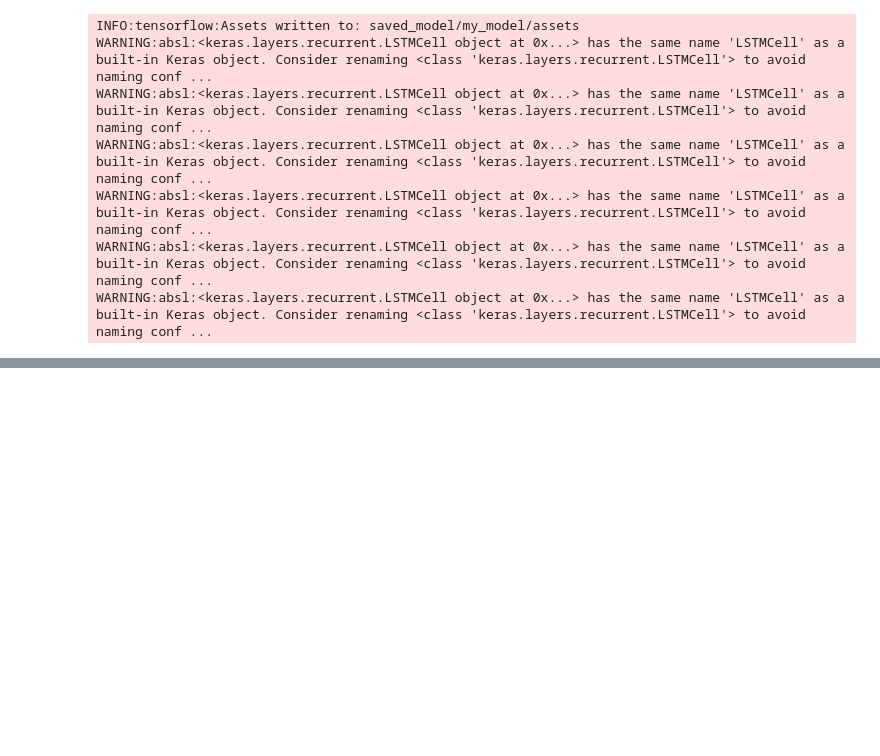
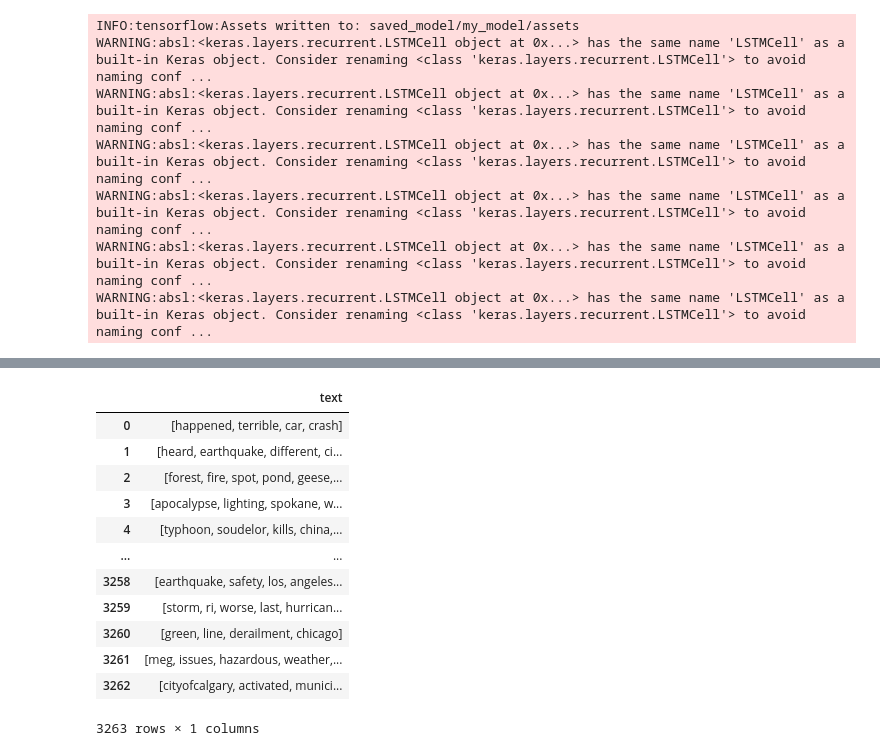
Before and after one commit to amine-elghazali/DeepLearning_RNN_LSTM, a Jupyter notebook: PROJET_AACHAK_DL_RNN.ipynb, the cells around one changed output, grey strips where cells are left out. Cells and saved outputs as stored; diff of their text form; code cells hidden in the pictures; blank space fills up the shorter version.

```diff
--- a/PROJET_AACHAK_DL_RNN.ipynb
+++ b/PROJET_AACHAK_DL_RNN.ipynb
@@ -736,0 +760,2 @@ WARNING:absl:<keras.layers.recurrent.LSTMCell object at 0x...> has the same name
+# %%
+df_test.drop(columns=['id','keyword','location'],inplace=True)
@@ -736,0 +850,2 @@ WARNING:absl:<keras.layers.recurrent.LSTMCell object at 0x...> has the same name
+# %%
+df_test['text'] = df_test['text'].apply( lambda x:clean_text(x))
@@ -736,0 +868,18 @@ WARNING:absl:<keras.layers.recurrent.LSTMCell object at 0x...> has the same name
+# %%
+df_test['text'] = df_test['text'].apply(word_tokenize)
+# %%
+df_test
+# %% [output]
+|  | text |
+| 0 | [happened, terrible, car, crash] |
+| 1 | [heard, earthquake, different, ci... |
+| 2 | [forest, fire, spot, pond, geese,... |
+| 3 | [apocalypse, lighting, spokane, w... |
+| 4 | [typhoon, soudelor, kills, china,... |
+| ... | ... |
+| 3258 | [earthquake, safety, los, angeles... |
+| 3259 | [storm, ri, worse, last, hurrican... |
+| 3260 | [green, line, derailment, chicago] |
+| 3261 | [meg, issues, hazardous, weather,... |
+| 3262 | [cityofcalgary, activated, munici... |
+3263 rows × 1 columns
```
Also changed, not shown: parts of 24 cells of this notebook.
